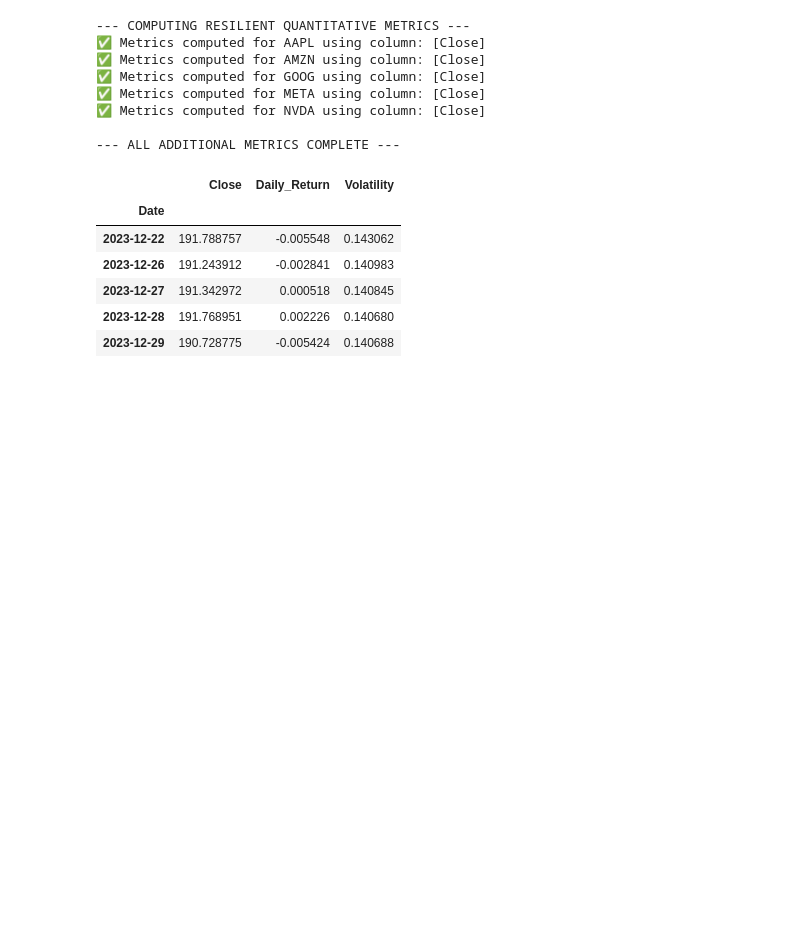
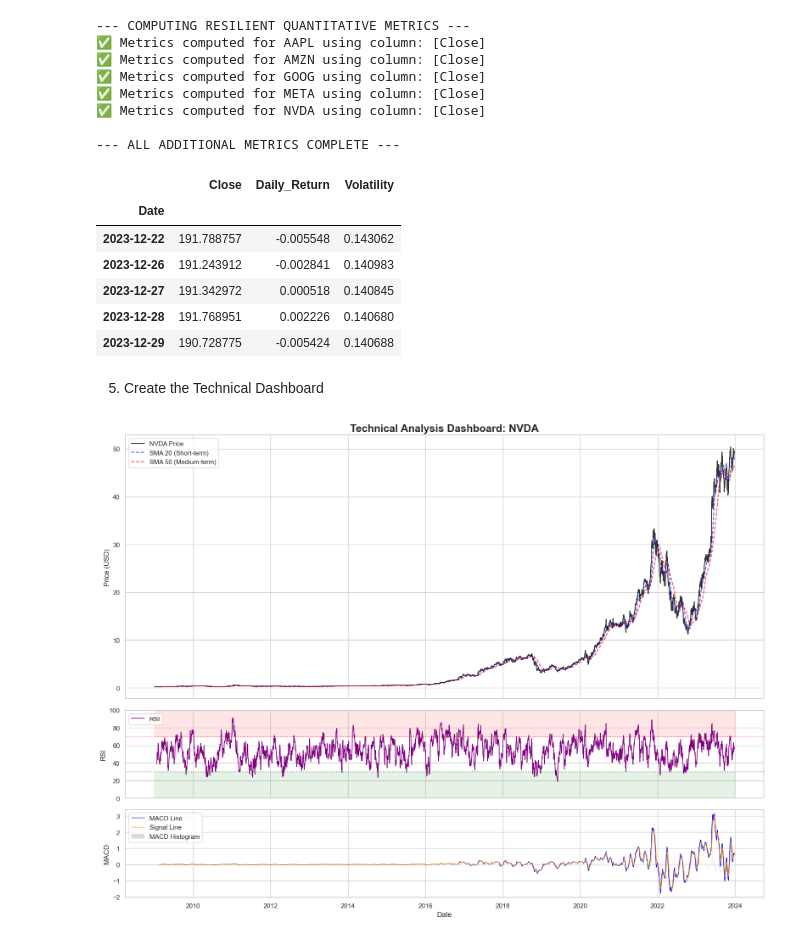
Before and after one commit to bethelhemf/news-sentiment-analysis-week1, a Jupyter notebook: notebooks/technical_analysis.ipynb, the cells around one changed output. Cells and saved outputs as stored; diff of their text form; code cells hidden in the pictures; blank space fills up the shorter version.

Commit message:
docs: finalize all EDA and time-series analysis for Task 1

```diff
--- a/notebooks/technical_analysis.ipynb
+++ b/notebooks/technical_analysis.ipynb
@@ -220,3 +220,66 @@ if 'AAPL' in stock_dict:
 | 2023-12-27 | 191.342972 | 0.000518 | 0.140845 |
 | 2023-12-28 | 191.768951 | 0.002226 | 0.140680 |
 | 2023-12-29 | 190.728775 | -0.005424 | 0.140688 |
+# %% [markdown]
+5.  Create the Technical Dashboard
+# %%
+# =================================================================
+# TASK: VISUALIZE TECHNICAL INDICATORS & PRICE ACTION
+# Goal: Create a 3-panel dashboard for deep market behavior analysis.
+# =================================================================
+
+def plot_technical_dashboard(ticker):
+    df = stock_dict[ticker]
+    # Identify the correct Close column from our previous resilient step
+    target_col = 'Adj Close' if 'Adj Close' in df.columns else 'Close'
+
+    # Create a figure with 3 subplots (Price, RSI, MACD) sharing the X-axis
+    fig, (ax1, ax2, ax3) = plt.subplots(3, 1, figsize=(16, 12), sharex=True,
+                                       gridspec_kw={'height_ratios': [3, 1, 1]})
+
+    # ---------------------------------------------------------
+    # PANEL 1: PRICE ACTION & MOVING AVERAGES
+    # ---------------------------------------------------------
+    ax1.plot(df.index, df[target_col], label=f'{ticker} Price', color='black', linewidth=1.5, alpha=0.8)
+    ax1.plot(df.index, df['SMA_20'], label='SMA 20 (Short-term)', color='blue', linestyle='--', alpha=0.7)
+    ax1.plot(df.index, df['SMA_50'], label='SMA 50 (Medium-term)', color='red', linestyle='--', alpha=0.7)
+
+    ax1.set_title(f'Technical Analysis Dashboard: {ticker}', fontsize=18, fontweight='bold')
+    ax1.set_ylabel('Price (USD)', fontsize=12)
+    ax1.legend(loc='upper left')
+
+    # ---------------------------------------------------------
+    # PANEL 2: RELATIVE STRENGTH INDEX (RSI)
+    # ---------------------------------------------------------
+    ax2.plot(df.index, df['RSI'], label='RSI', color='purple', linewidth=1.2)
+    # Add Overbought (70) and Oversold (30) threshold lines
+    ax2.axhline(70, color='red', linestyle=':', alpha=0.5)
+    ax2.axhline(30, color='green', linestyle=':', alpha=0.5)
+
+    # Fill the 'Overbought' and 'Oversold' regions for visual clarity
+    ax2.fill_between(df.index, y1=70, y2=100, color='red', alpha=0.1)
+    ax2.fill_between(df.index, y1=0, y2=30, color='green', alpha=0.1)
+
+    ax2.set_ylabel('RSI', fontsize=12)
+    ax2.set_ylim(0, 100)
+    ax2.legend(loc='upper left')
+
+    # ---------------------------------------------------------
+    # PANEL 3: MACD (Momentum Shift Detection)
+    # ---------------------------------------------------------
+    ax3.plot(df.index, df['MACD'], label='MACD Line', color='blue', linewidth=1)
+    ax3.plot(df.index, df['MACD_Signal'], label='Signal Line', color='orange', linewidth=1)
+    # MACD Histogram (Detecting the 'Distance' between lines)
+    ax3.bar(df.index, df['MACD_Hist'], label='MACD Histogram', color='gray', alpha=0.3)
+
+    ax3.set_ylabel('MACD', fontsize=12)
+    ax3.set_xlabel('Date', fontsize=12)
+    ax3.legend(loc='upper left')
+
+    plt.tight_layout()
+    plt.show()
+
+# EXECUTION: Plot for a specific ticker (e.g., NVDA or AAPL)
+plot_technical_dashboard('NVDA')
+# %% [output]
+[figure, added]
```
Also changed, not shown: parts of 5 cells of this notebook, 1 other file.
